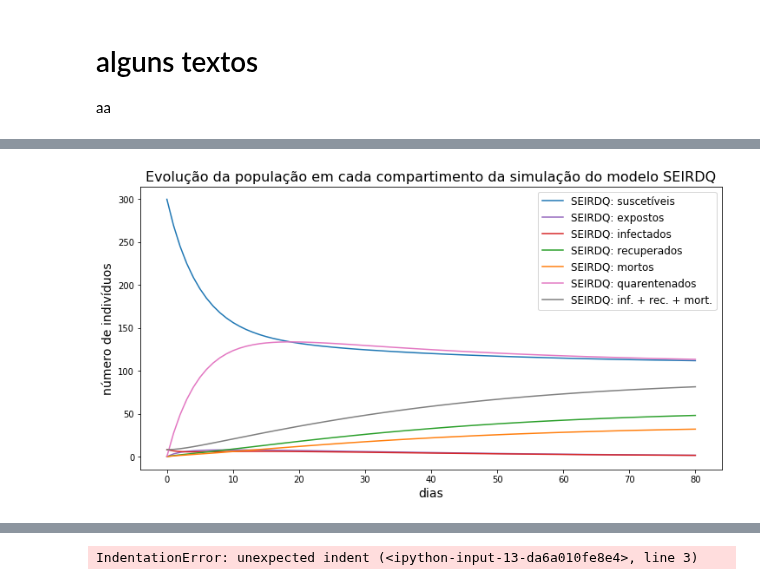
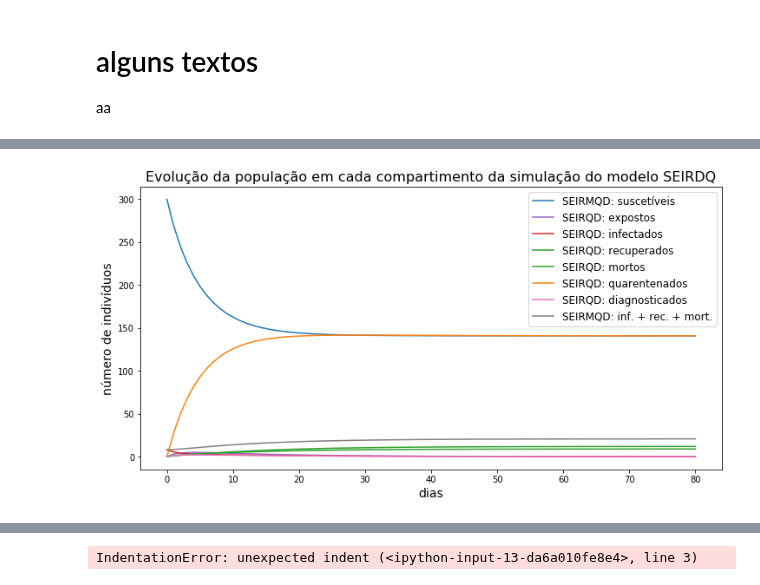
Before and after one commit to Modelagem-Covid-19-RJ/covid19, a Jupyter notebook: modelos/Factory/agent_based/SEIR-QAD_jia_grafos.ipynb, the cells around one changed output, grey strips where cells are left out. Drawn from its saved outputs; the diff is of its cells as text; code cells hidden in the pictures.

```diff
--- a/modelos/Factory/agent_based/SEIR-QAD_jia_grafos.ipynb
+++ b/modelos/Factory/agent_based/SEIR-QAD_jia_grafos.ipynb
@@ -26,11 +26,14 @@ p = 0.1
 lamb = 0.1
 beta = 0.5
 sigma= 0.2
-gamma = 0.15
-d = 0.1
-R0 = beta/gamma
+gammaI = 0.15
+epsI = 0.2
+dI = 0.1
+gammaD = 0.15
+dD = 0.15
+#R0 = beta/gamma
 I_0 = 8
 T = 80
 tempos = np.array(range(T+1))
 num_sim = 60
-print(f'Número básico de reprodução = {R0:.2f}')
+#print(f'Número básico de reprodução = {R0:.2f}')
@@ -437,27 +489,28 @@ def evolucao_grafo_estruturado(pop_0, p, lamb, mu, sigma, gamma, d, G, tempos, n
 
     return resultado
 # %%
-X = evolucao_SEIRDQ(pop_0 = [num_pop-I_0, 0, I_0, 0, 0], p=p, lamb=lamb, beta=beta, sigma=sigma, gamma=gamma, d=d, tempos = tempos)
+X = evolucao_SEIRMQD(pop_0 = [num_pop-I_0, 0, I_0, 0, 0, 0, 0], p=p, lamb=lamb, beta=beta, sigma=sigma, gammaI=gammaI, epsI=epsI, dI=dI, gammaD=gammaD, dD=dD,tempos = tempos)
 # %%
 plt.figure(figsize=(12,6))
 
 # exibe os gráficos das médias
-plt.plot(tempos, X.S, 'tab:blue', label='SEIRDQ: suscetíveis')
-plt.plot(tempos, X.E, 'tab:purple', label='SEIRDQ: expostos')
-plt.plot(tempos, X.I, 'tab:red', label='SEIRDQ: infectados')
-plt.plot(tempos, X.R, 'tab:green', label='SEIRDQ: recuperados')
-plt.plot(tempos, X.D, 'tab:orange', label='SEIRDQ: mortos')
-plt.plot(tempos, X.Q, 'tab:pink', label='SEIRDQ: quarentenados')
-plt.plot(tempos, X.I + X.R + X.D, 'tab:gray', label='SEIRDQ: inf. + rec. + mort.')
+plt.plot(tempos, X.S, 'tab:blue', label='SEIRMQD: suscetíveis')
+plt.plot(tempos, X.E, 'tab:purple', label='SEIRQD: expostos')
+plt.plot(tempos, X.I, 'tab:red', label='SEIRQD: infectados')
+plt.plot(tempos, X.R, 'tab:green', label='SEIRQD: recuperados')
+plt.plot(tempos, X.M, 'tab:green', label='SEIRQD: mortos')
+plt.plot(tempos, X.Q, 'tab:orange', label='SEIRQD: quarentenados')
+plt.plot(tempos, X.D, 'tab:pink', label='SEIRQD: diagnosticados')
+plt.plot(tempos, X.I + X.R + X.D + X.M, 'tab:gray', label='SEIRMQD: inf. + rec. + mort.')
 
 # informações para o gráfico
 plt.xlabel('dias', fontsize=14)
 plt.ylabel('número de indivíduos', fontsize=14)
 plt.title('Evolução da população em cada compartimento da simulação do modelo SEIRDQ', fontsize=16)
 plt.legend(loc='best', fontsize=12)
 plt.show()
 # %% [output]
-[figure, old version]
+[figure, new version]
 # %%
 G_r = nx.random_regular_graph(d=num_pop-1, n=num_pop, seed=12)
 nx.set_node_attributes(G_r, attr_pop_0)
```
Also changed, not shown: parts of 7 cells of this notebook.
